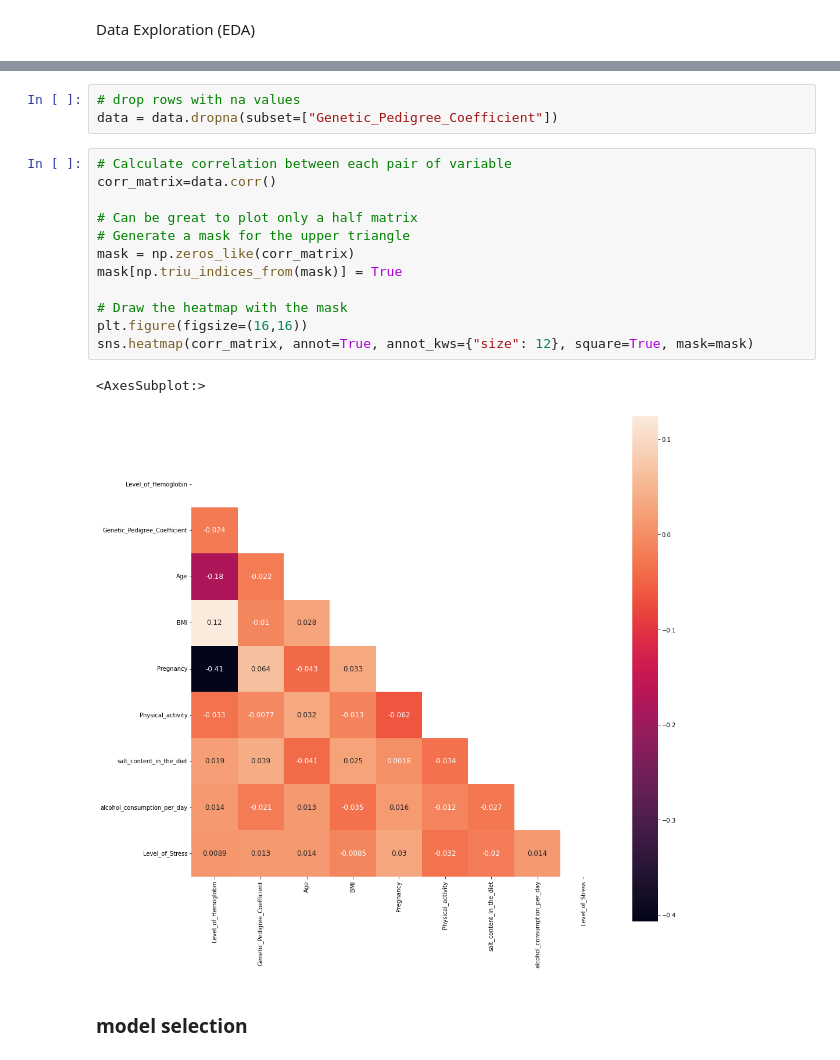
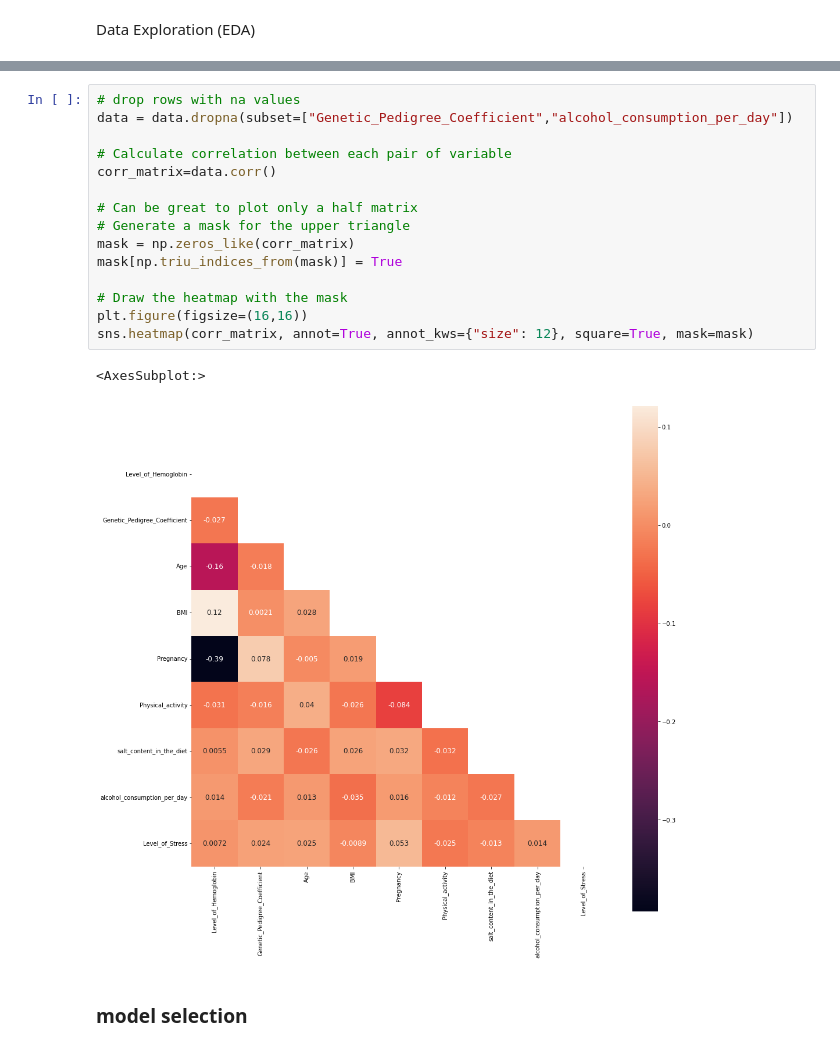
Before and after one commit to DaLuSt/DSLS-DS3-Machine-learning, a Jupyter notebook: Supervised-learning/Supervisedlearning_Assingment_DaanSteur_379943_DSLS.ipynb, the cells around one changed output, grey strips where cells are left out. Drawn from its saved outputs; the diff is of its cells as text.

```diff
--- a/Supervised-learning/Supervisedlearning_Assingment_DaanSteur_379943_DSLS.ipynb
+++ b/Supervised-learning/Supervisedlearning_Assingment_DaanSteur_379943_DSLS.ipynb
@@ -128,21 +147,21 @@ AttributeError: type object 'exploration' has no attribute 'violin_plot'
-# %%
-# drop rows with na values
-data = data.dropna(subset=["Genetic_Pedigree_Coefficient"])
 # %%
+# drop rows with na values
+data = data.dropna(subset=["Genetic_Pedigree_Coefficient","alcohol_consumption_per_day"])
+
 # Calculate correlation between each pair of variable
 corr_matrix=data.corr()
 
 # Can be great to plot only a half matrix
 # Generate a mask for the upper triangle
 mask = np.zeros_like(corr_matrix)
 mask[np.triu_indices_from(mask)] = True
 
 # Draw the heatmap with the mask
 plt.figure(figsize=(16,16))
 sns.heatmap(corr_matrix, annot=True, annot_kws={"size": 12}, square=True, mask=mask)
 # %% [output]
 <AxesSubplot:>
-[figure, old version]
+[figure, new version]
 # %% [markdown]
 ### model selection
 # %%
```
Also changed, not shown: parts of 17 cells of this notebook, 1 other file.
